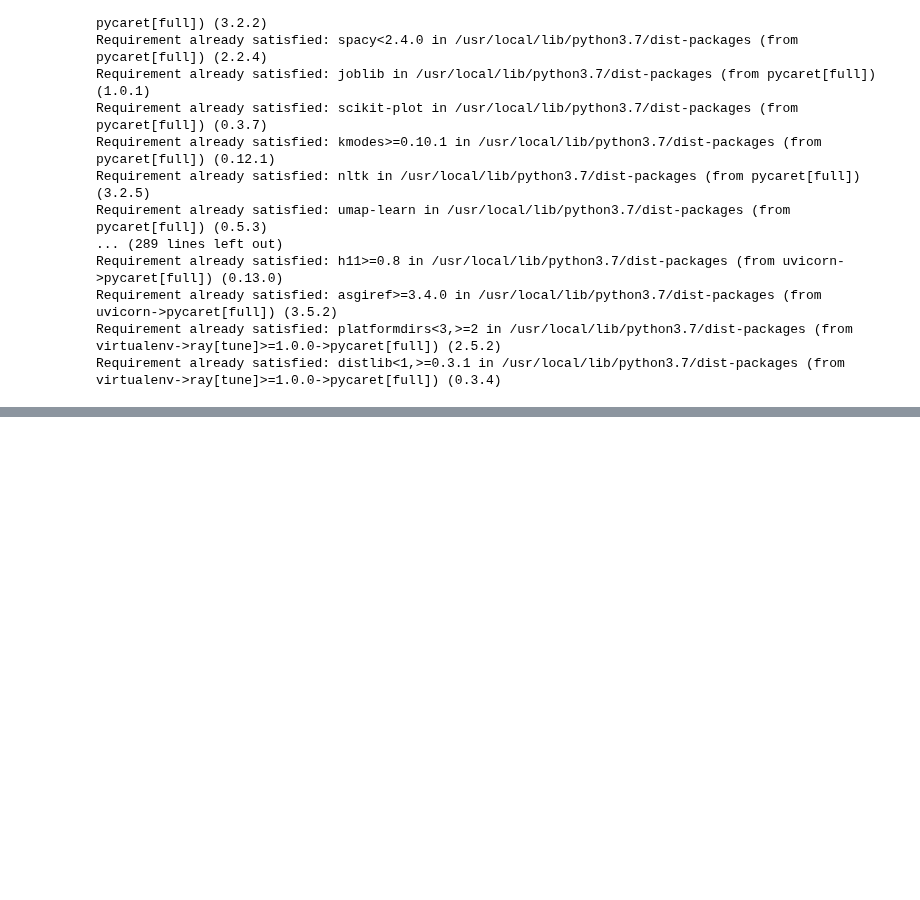
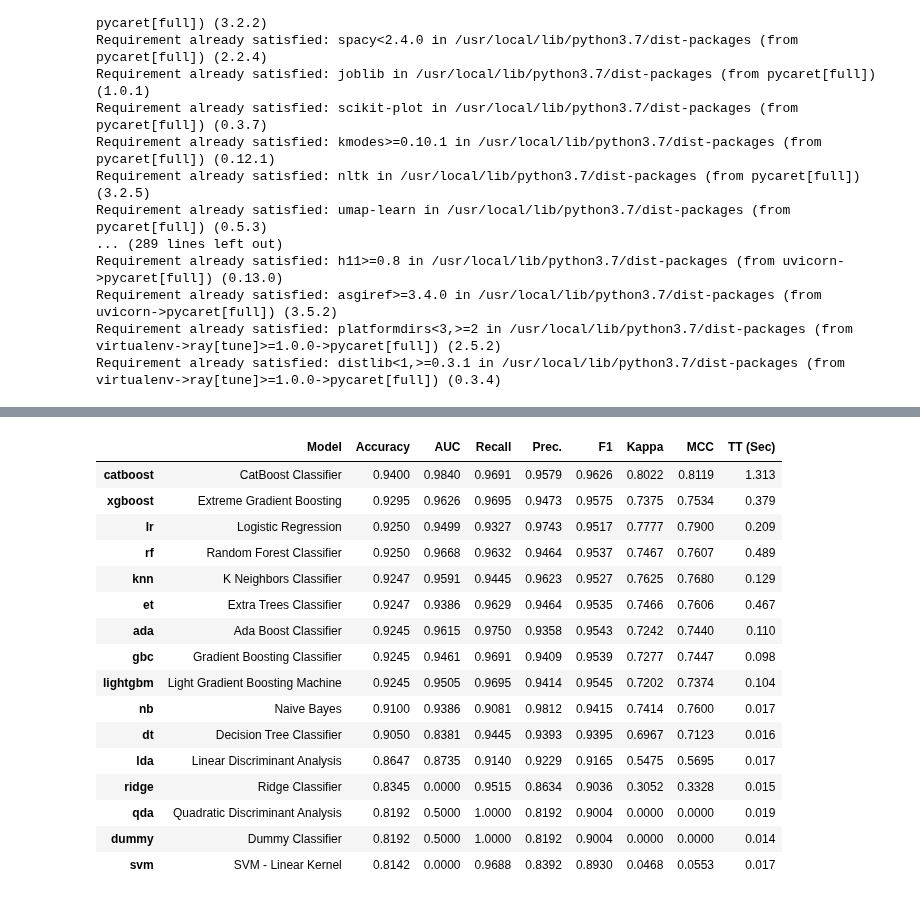
Before and after one commit to cperezgarcia/Patentes, a Jupyter notebook: Net_Promoter_Score.ipynb, the cells around one changed output, grey strips where cells are left out. Drawn from its saved outputs; the diff is of its cells as text; code cells hidden in the pictures; blank space fills up the shorter version.

```diff
--- a/Net_Promoter_Score.ipynb
+++ b/Net_Promoter_Score.ipynb
@@ -87,0 +177,20 @@ best = compare_models()
+# %%
+best = compare_models()
+# %% [output]
+|  | Model | Accuracy | AUC | Recall | Prec. | F1 | Kappa | MCC | TT (Sec) |
+| catboost | CatBoost Classifier | 0.9400 | 0.9840 | 0.9691 | 0.9579 | 0.9626 | 0.8022 | 0.8119 | 1.313 |
+| xgboost | Extreme Gradient Boosting | 0.9295 | 0.9626 | 0.9695 | 0.9473 | 0.9575 | 0.7375 | 0.7534 | 0.379 |
+| lr | Logistic Regression | 0.9250 | 0.9499 | 0.9327 | 0.9743 | 0.9517 | 0.7777 | 0.7900 | 0.209 |
+| rf | Random Forest Classifier | 0.9250 | 0.9668 | 0.9632 | 0.9464 | 0.9537 | 0.7467 | 0.7607 | 0.489 |
+| knn | K Neighbors Classifier | 0.9247 | 0.9591 | 0.9445 | 0.9623 | 0.9527 | 0.7625 | 0.7680 | 0.129 |
+| et | Extra Trees Classifier | 0.9247 | 0.9386 | 0.9629 | 0.9464 | 0.9535 | 0.7466 | 0.7606 | 0.467 |
+| ada | Ada Boost Classifier | 0.9245 | 0.9615 | 0.9750 | 0.9358 | 0.9543 | 0.7242 | 0.7440 | 0.110 |
+| gbc | Gradient Boosting Classifier | 0.9245 | 0.9461 | 0.9691 | 0.9409 | 0.9539 | 0.7277 | 0.7447 | 0.098 |
+| lightgbm | Light Gradient Boosting Machine | 0.9245 | 0.9505 | 0.9695 | 0.9414 | 0.9545 | 0.7202 | 0.7374 | 0.104 |
+| nb | Naive Bayes | 0.9100 | 0.9386 | 0.9081 | 0.9812 | 0.9415 | 0.7414 | 0.7600 | 0.017 |
+| dt | Decision Tree Classifier | 0.9050 | 0.8381 | 0.9445 | 0.9393 | 0.9395 | 0.6967 | 0.7123 | 0.016 |
+| lda | Linear Discriminant Analysis | 0.8647 | 0.8735 | 0.9140 | 0.9229 | 0.9165 | 0.5475 | 0.5695 | 0.017 |
+| ridge | Ridge Classifier | 0.8345 | 0.0000 | 0.9515 | 0.8634 | 0.9036 | 0.3052 | 0.3328 | 0.015 |
+| qda | Quadratic Discriminant Analysis | 0.8192 | 0.5000 | 1.0000 | 0.8192 | 0.9004 | 0.0000 | 0.0000 | 0.019 |
+| dummy | Dummy Classifier | 0.8192 | 0.5000 | 1.0000 | 0.8192 | 0.9004 | 0.0000 | 0.0000 | 0.014 |
+| svm | SVM - Linear Kernel | 0.8142 | 0.0000 | 0.9688 | 0.8392 | 0.8930 | 0.0468 | 0.0553 | 0.017 |
```
Also changed, not shown: parts of 9 cells of this notebook.
